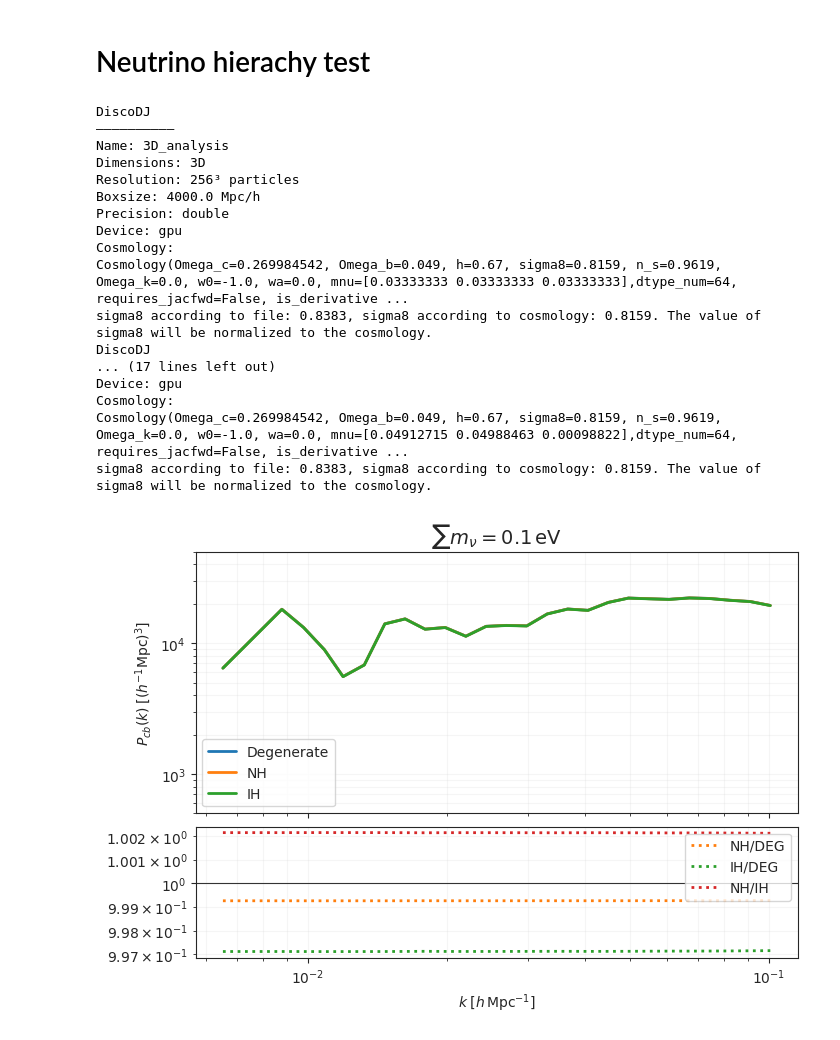
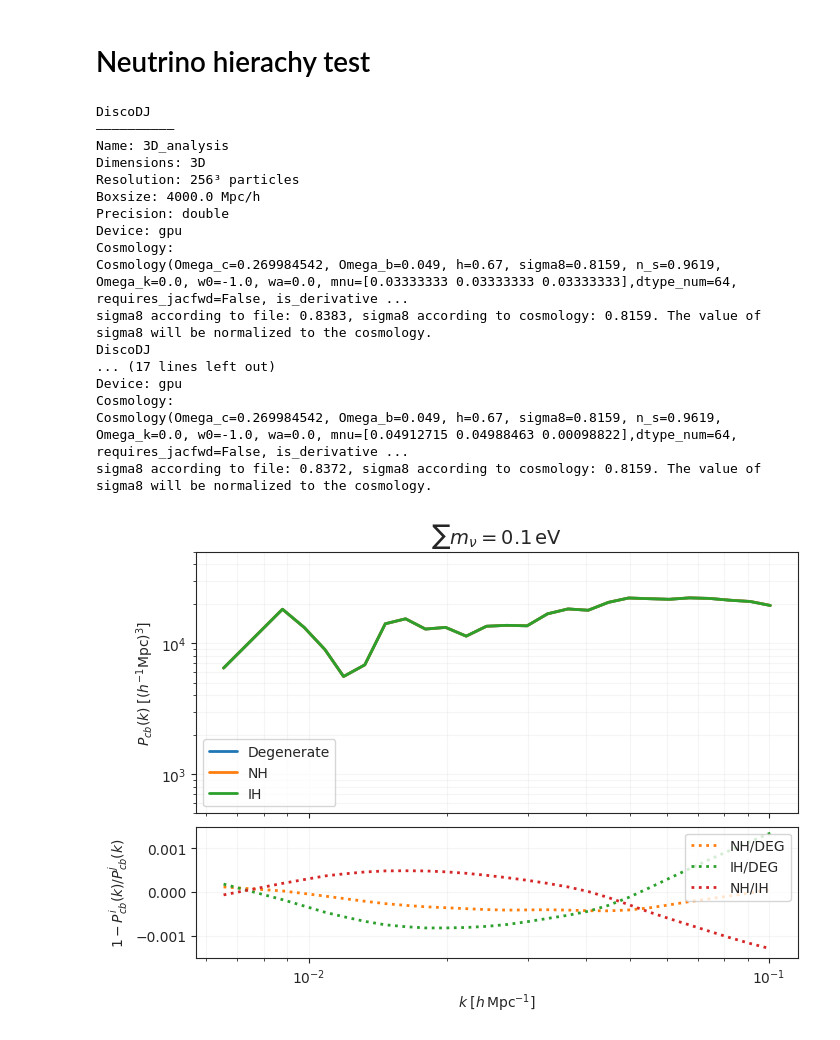
Before and after one commit to Xantyos13/DISCO-DJ, a Jupyter notebook: Neutrinos/Power_comparaison.ipynb, the cells around one changed output. Drawn from its saved outputs; the diff is of its cells as text; code cells hidden in the pictures.

```diff
--- a/Neutrinos/Power_comparaison.ipynb
+++ b/Neutrinos/Power_comparaison.ipynb
@@ -1279,7 +1349,12 @@ for m in masses :
     chunk_size = None
 
     dj_nu = dj_nu.with_timetables()
-    dj_nu = dj_nu.with_linear_ps(fix_sigma8=True, transfer_function="from_file", filename=f"Pk_cb_sumMnu_{sum_mnu:.2f}eV_z0_CLASS.txt")
+    if m==mnu_deg :
+        dj_nu = dj_nu.with_linear_ps(fix_sigma8=True, transfer_function="from_file", filename=f"Pk_cb_sumMnu_{sum_mnu:.2f}eV_z0_CLASS.txt")
+    elif m==mnu_NH :
+        dj_nu = dj_nu.with_linear_ps(fix_sigma8=True, transfer_function="from_file", filename=f"Pk_cb_sumMnu_{sum_mnu:.2f}eV_z0_NH_CLASS.txt")
+    else :
+        dj_nu = dj_nu.with_linear_ps(fix_sigma8=True, transfer_function="from_file", filename=f"Pk_cb_sumMnu_{sum_mnu:.2f}eV_z0_IH_CLASS.txt")
     white_noise_field = dj_nu.get_ngenic_noise(seed=13)
     dj_nu = dj_nu.with_ics(white_noise_space="real", white_noise_field=white_noise_field, convert_to_numpy=True)
     k_pre_nu_nl, Pk_pre_nu_nl, _ = dj_nu.evaluate_power_spectrum(dj.delta_ini, compute_std=False, bins=80)
@@ -1342,7 +1417,7 @@ DiscoDJ
 Device: gpu
 Cosmology:
 Cosmology(Omega_c=0.269984542, Omega_b=0.049, h=0.67, sigma8=0.8159, n_s=0.9619, Omega_k=0.0, w0=-1.0, wa=0.0, mnu=[0.04912715 0.04988463 0.00098822],dtype_num=64, requires_jacfwd=False, is_derivative ...
-sigma8 according to file: 0.8383, sigma8 according to cosmology: 0.8159. The value of sigma8 will be normalized to the cosmology.
+sigma8 according to file: 0.8372, sigma8 according to cosmology: 0.8159. The value of sigma8 will be normalized to the cosmology.
 # %%
 entries = [d for d in results_disco if np.isclose(d["a"], 1)]
 entry_deg = next(d for d in entries if d["mass"] == 0)
@@ -1353,36 +1428,36 @@ Pk_NH =  np.exp(interp1d(np.log(entry_NH["k"]), np.log(entry_NH["Pcb"]), kind="l
 Pk_IH =  np.exp(interp1d(np.log(entry_IH["k"]), np.log(entry_IH["Pcb"]), kind="linear", bounds_error=False, fill_value=np.nan)(np.log(k_nu)))
 
 fig, (ax, axr) = plt.subplots(
     2,
     1,
     figsize=(7, 5),
     sharex=True,
     constrained_layout=True,
     gridspec_kw={"height_ratios": [2, 1]},
 )
 
 ax.loglog(k_nu, Pk_deg, color="C0", lw=2, label=r"Degenerate")
 ax.loglog(k_nu, Pk_NH, color="C1", lw=2,  label=r"NH")
 ax.loglog(k_nu, Pk_IH, color="C2", lw=2, label=r"IH")
 
 
 ax.set_ylabel(r"$P_{cb}(k)\;[(h^{-1}{\rm Mpc})^3]$")
 ax.set_ylim(5e2, 5e4)
 ax.legend()
 ax.grid(True, which="both", alpha=0.18)
 ax.set_title(rf"$\sum m_\nu = {sum_mnu}\,\mathrm{{eV}}$",fontsize=14)
 
-axr.loglog(k_nu,  Pk_NH / Pk_deg, color="C1", lw=2, ls=":", label="NH/DEG")
-axr.loglog(k_nu, Pk_IH / Pk_deg, color="C2", lw=2, ls=":", label="IH/DEG")
-axr.loglog(k_nu, abs( Pk_NH / Pk_IH), color="C3", lw=2, ls=":", label="NH/IH")
+axr.semilogx(k_nu,  1-Pk_NH / Pk_deg, color="C1", lw=2, ls=":", label="NH/DEG")
+axr.semilogx(k_nu, 1-Pk_IH / Pk_deg, color="C2", lw=2, ls=":", label="IH/DEG")
+axr.semilogx(k_nu, 1-Pk_NH / Pk_IH, color="C3", lw=2, ls=":", label="NH/IH")
 
 axr.axhline(1.0, color="0.2", lw=0.8)
-
+axr.set_ylabel(r"$1 - P_{cb}^i(k)/P_{cb}^j(k)$")
 axr.set_xlabel(r"$k\;[h\,{\rm Mpc}^{-1}]$")
 #axr.set_xlim(k_nu.min(), k_nu.max())
 
-#axr.set_ylim(5e-4,5e-3)
+axr.set_ylim(-0.0015,0.0015)
 axr.legend(prop={'size': 10},loc=1)
 axr.grid(True, which="both", alpha=0.18)
 # %% [output]
-[figure, old version]
+[figure, new version]
```
Also changed, not shown: parts of 4 cells of this notebook, 11 other files.
